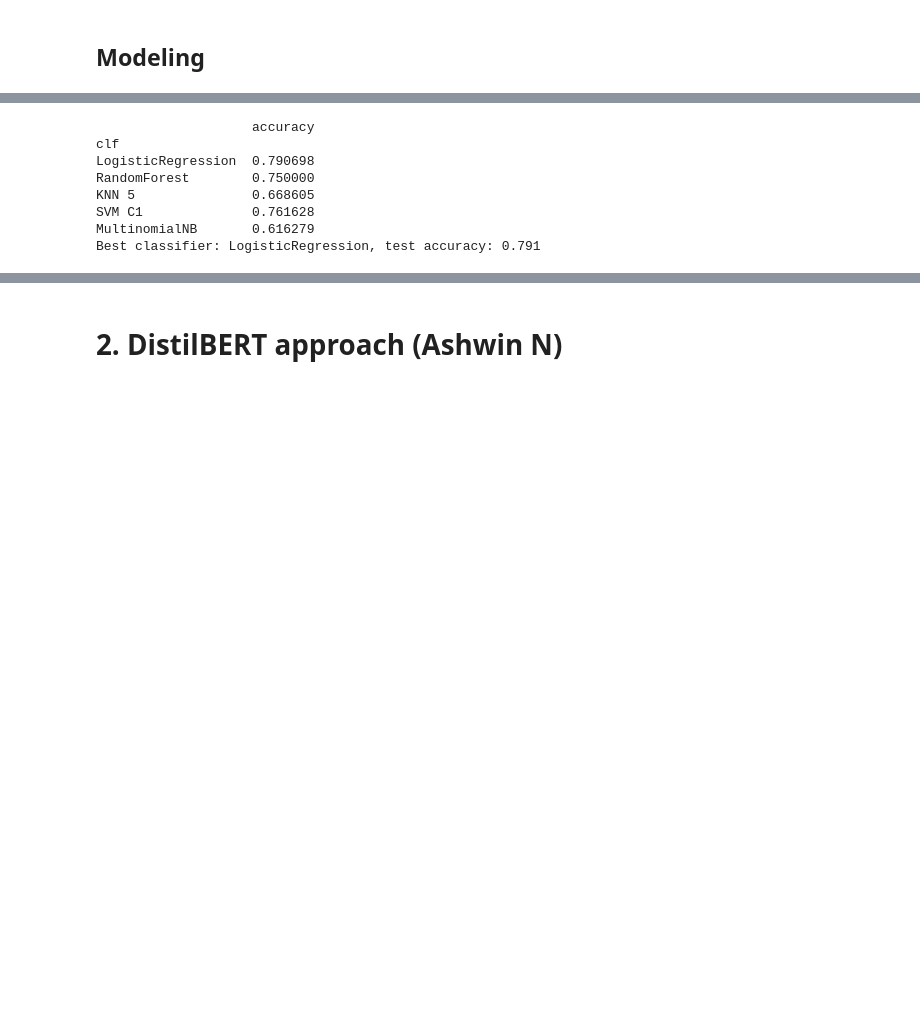
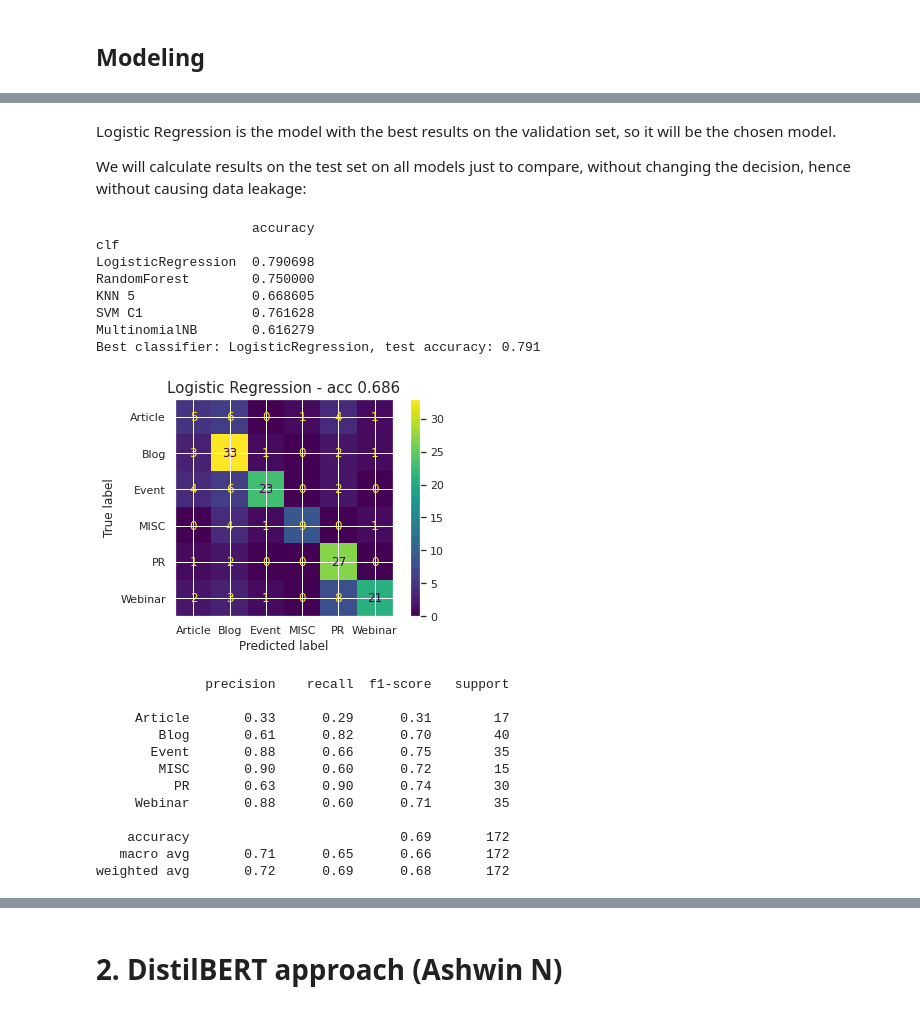
Before and after one commit to hmatzner/text-classification, a Jupyter notebook: url_classification.ipynb, the cells around one changed output, grey strips where cells are left out. Cells and saved outputs as stored; diff of their text form; code cells hidden in the pictures; blank space fills up the shorter version.

```diff
--- a/url_classification.ipynb
+++ b/url_classification.ipynb
@@ -1114 +1289,5 @@ def get_best_clf(clfs, X_train, X_test, y_train, y_test):
+# %% [markdown]
+Logistic Regression is the model with the best results on the validation set, so it will be the chosen model.
+
+We will calculate results on the test set on all models just to compare, without changing the decision, hence without causing data leakage:
 # %%
@@ -1127,4 +1302,34 @@ KNN 5               0.668605
 SVM C1              0.761628
 MultinomialNB       0.616279
 Best classifier: LogisticRegression, test accuracy: 0.791
+# %%
+# Just for comparison purposes
+
+clf = fit_model(LogisticRegression(
+    max_iter=3000,
+    class_weight='balanced',
+    solver='liblinear', # default: 'lbfgs'
+    penalty='l1', # default: 'l2'
+    ),
+    X_train_tr,
+    y_train,
+    )
+
+y_pred = predict(clf, X_test_tr)
+
+print_confusion_matrix('Logistic Regression', y_test, y_pred, with_report=True)
+# %% [output]
+[figure, added]
+              precision    recall  f1-score   support
+
+     Article       0.33      0.29      0.31        17
+        Blog       0.61      0.82      0.70        40
+       Event       0.88      0.66      0.75        35
+        MISC       0.90      0.60      0.72        15
+          PR       0.63      0.90      0.74        30
+     Webinar       0.88      0.60      0.71        35
+
+    accuracy                           0.69       172
+   macro avg       0.71      0.65      0.66       172
+weighted avg       0.72      0.69      0.68       172
 # %%
```
Also changed, not shown: parts of 124 cells of this notebook.
